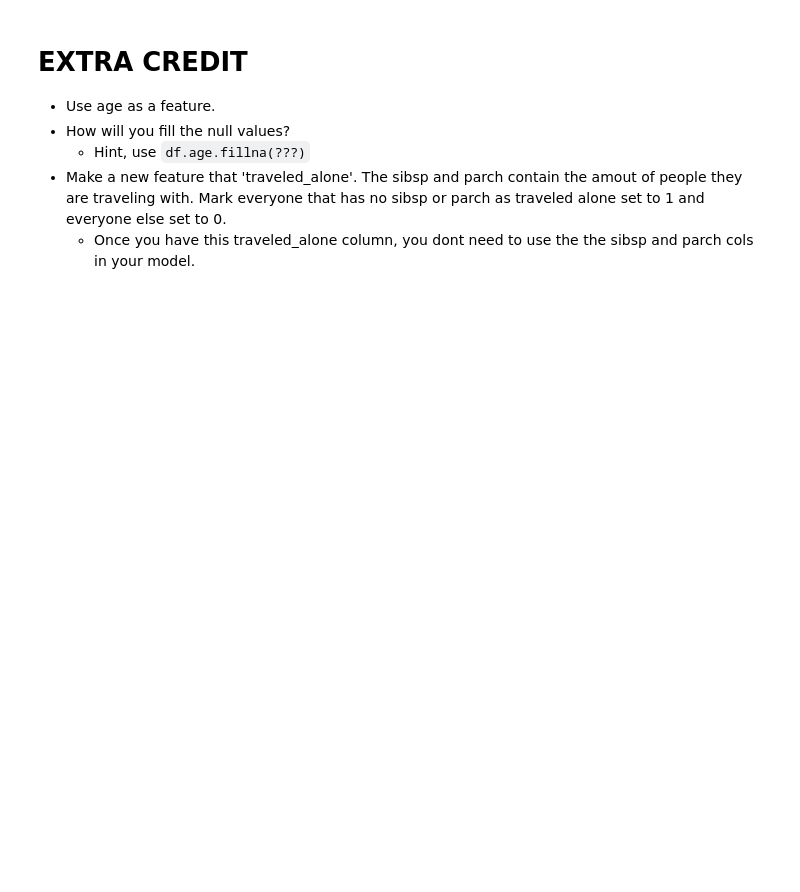
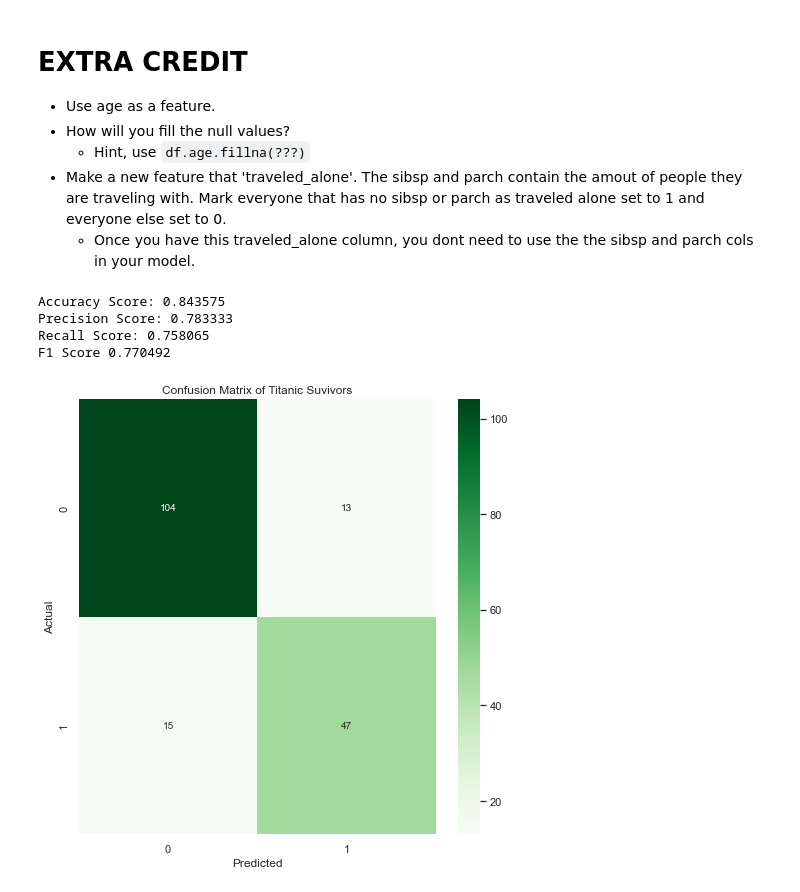
Before and after one commit to AliceLiu17/2022-fall-data-science, a Jupyter notebook: Week-03-Intro-To-ML/Exercise-Logistic-Regression.ipynb, the cells around one changed output. Cells and saved outputs as stored; diff of their text form; code cells hidden in the pictures; blank space fills up the shorter version.

```diff
--- a/Week-03-Intro-To-ML/Exercise-Logistic-Regression.ipynb
+++ b/Week-03-Intro-To-ML/Exercise-Logistic-Regression.ipynb
@@ -350,23 +333,35 @@ y_pred_3 = model_3.predict(X_test)
 # %%
 # Calculate our accuracy
 accuracy_3 = accuracy_score(y_test, y_pred_3)
 
 # Calculate our precision score
 precision_3 = precision_score(y_test, y_pred_3)
 
 # Calculate our recall score
 recall_3 = recall_score(y_test, y_pred_3)
 
 # Calculate your f1-score
 f1_3 = f1_score(y_test, y_pred_3)
 
 # Print each of our scores to inspect performance.
 print("Accuracy Score: %f" % accuracy_3)
 print("Precision Score: %f" % precision_3)
 print("Recall Score: %f" % recall_3)
 print('F1 Score %f' % f1_3)
 
 # Plot your confusion matrix.
+cm = confusion_matrix(y_test, y_pred_3)
+cm = cm.round(2)
+tn, fp, fn, tp = confusion_matrix(y_test, y_pred_3).ravel()
+
 fig = plt.figure(figsize=(8,8))
+ax = sns.heatmap(cm, annot=True, cmap='Greens', fmt='g')
+plt.title("Confusion Matrix of Titanic Suvivors")
 plt.xlabel('Predicted')
 plt.ylabel('Actual');
+# %% [output]
+Accuracy Score: 0.843575
+Precision Score: 0.783333
+Recall Score: 0.758065
+F1 Score 0.770492
+[figure, added]
```
Also changed, not shown: parts of 9 cells of this notebook.
